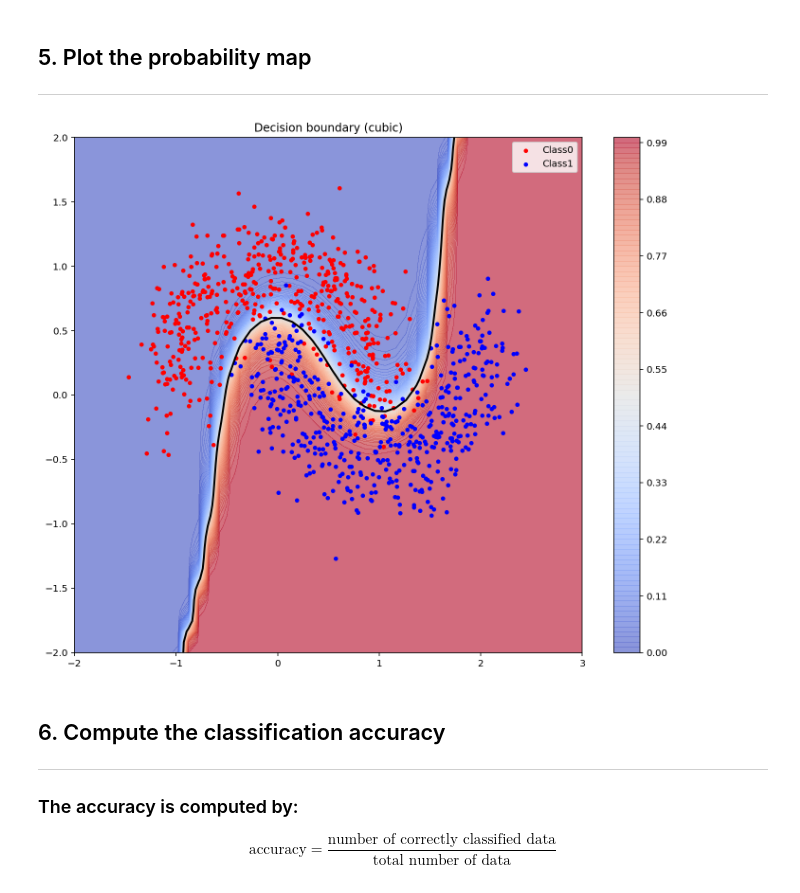
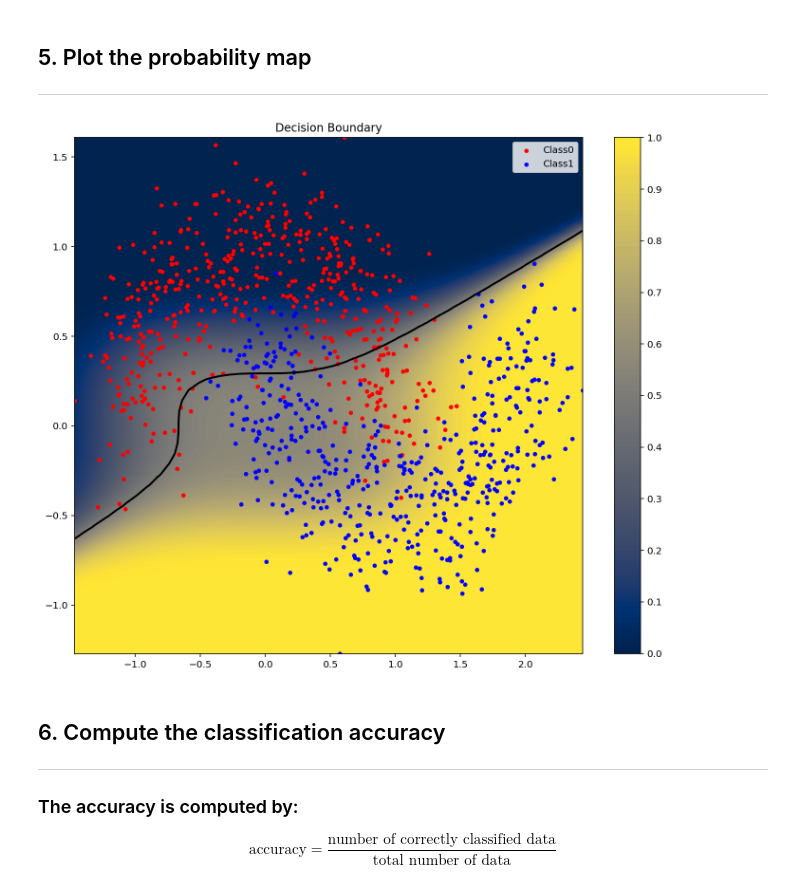
Before and after one commit to wkdthf21/Machine-Learning-Assignment, a Jupyter notebook: 05/assignment_05_b.ipynb, the cells around one changed output. Saved outputs shown, nothing was run; the diff lists cells and outputs as text; code cells hidden in the pictures.

```diff
--- a/05/assignment_05_b.ipynb
+++ b/05/assignment_05_b.ipynb
@@ -40,7 +40,7 @@ Plot the data points.
 You may use matplotlib function `scatter(x,y)`.
 # %%
 # import data with numpy
-data = np.loadtxt('dataset_05_b.txt', delimiter=',')
+data = np.loadtxt('dataset-b.txt', delimiter=',')
 
 # number of training data
 n = data.shape[0]
@@ -233,29 +240,30 @@ plt.show()
 <hr>
 # %%
 # compute values p(x) for multiple data points x
-x1_min, x1_max =  # min and max of grade 1
-x2_min, x2_max =  # min and max of grade 2
-xx1, xx2 =  # create meshgrid
+x1_min, x1_max = x1.min(), x1.max() # min and max of grade 1
+x2_min, x2_max = x2.min(), x2.max() # min and max of grade 2
+xx1, xx2 = np.meshgrid(np.linspace(x1_min, x1_max), np.linspace(x2_min, x2_max))# create meshgrid
 
-X2 =
-p = f_pred( )
-p = p.reshape( )
+X2 = featureFunction(xx1.reshape(-1), xx2.reshape(-1), xx1.size)
+
+p = f_pred(X2, w)
+p = p.reshape(50, -1)
 
 # plot
 plt.figure(4,figsize=(12,10))
 
-ax = plt.contourf( )
-cbar = plt.colorbar( )
+cf = plt.contourf(xx1, xx2, p, cmap = 'cividis', levels = 100)
+cbar = plt.colorbar(cf, ticks = [0.00, 0.10, 0.20, 0.30, 0.40, 0.50, 0.60, 0.70, 0.80, 0.90, 1.00])
 cbar.update_ticks()
 
-plt.scatter( , s=50, c='r', marker='.', label='Class0')
-plt.scatter( , s=50, c='b', marker='.', label='Class1')
-plt.contour( )
+plt.scatter(x1[idx_class0], x2[idx_class0], s=50, c='r', marker='.', label='Class0')
+plt.scatter(x1[idx_class1], x2[idx_class1], s=50, c='b', marker='.', label='Class1')
+plt.contour(xx1, xx2, p, levels = [0.5], linewidths=2, colors='k')
 plt.legend()
-plt.title('')
+plt.title('Decision Boundary')
 plt.show()
 # %% [output]
-[figure, old version]
+[figure, new version]
 # %% [markdown]
 ## 6. Compute the classification accuracy
 <hr>
```
Also changed, not shown: parts of 3 cells of this notebook.
